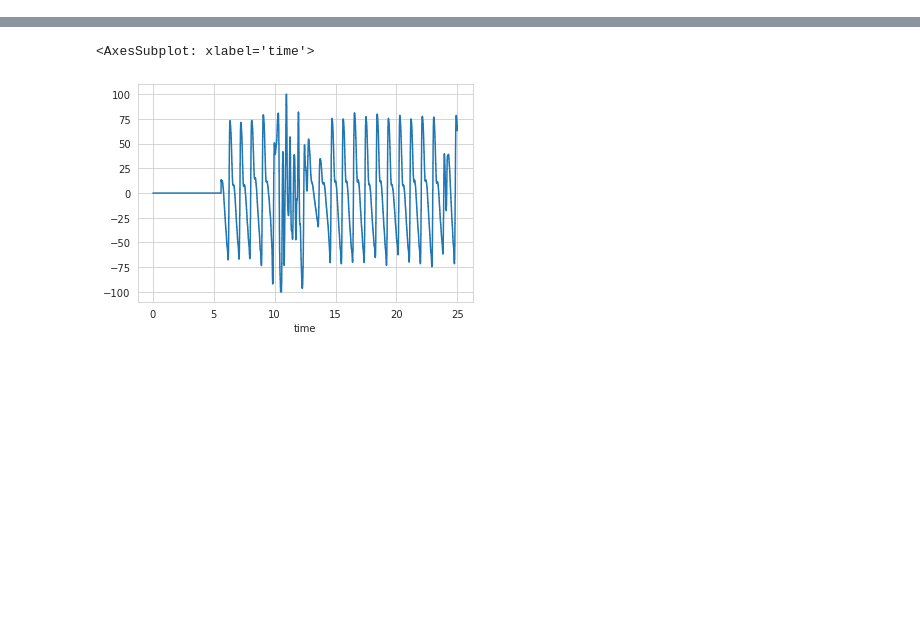
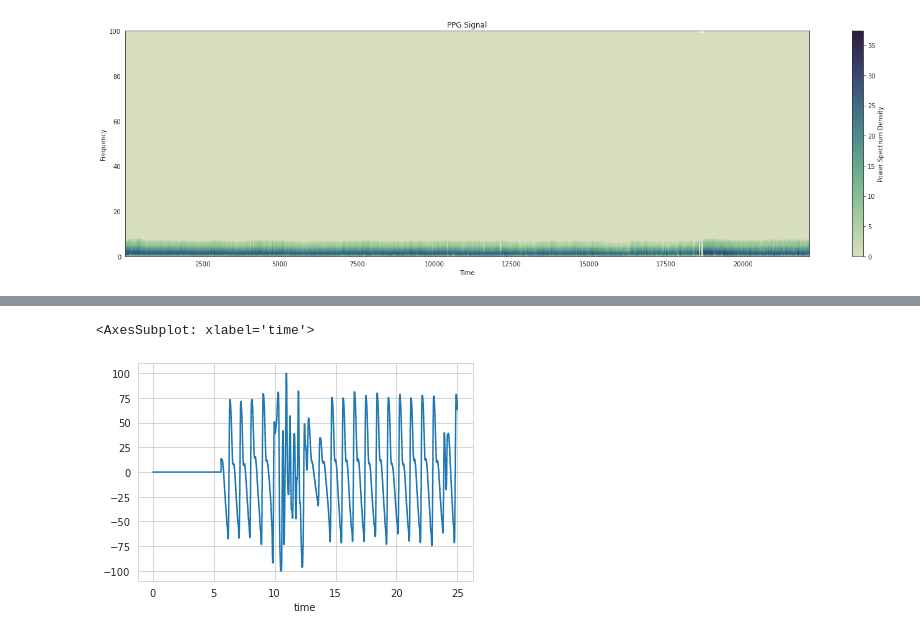
Before and after one commit to WHITSNAK/sta542-sp23, a Jupyter notebook: explore.ipynb, the cells around one changed output, grey strips where cells are left out. Cells and saved outputs as stored; diff of their text form; code cells hidden in the pictures; blank space fills up the shorter version.

Commit message:
add spectrum

```diff
--- a/explore.ipynb
+++ b/explore.ipynb
@@ -34,0 +35,16 @@ fig.show()
+# %%
+sns.set_style('white')
+# %%
+fig, ax = plt.subplots(figsize=(20, 6))
+
+spectrum, freqs, t, im = ax.specgram(pleth, Fs=200, cmap=sns.cubehelix_palette(start=.5, rot=-.75, as_cmap=True), vmin=0)
+
+ax.set_xlabel('Time')
+ax.set_ylabel('Frequency')
+ax.set_title('PPG Signal')
+cbar = fig.colorbar(im, ax=ax)
+cbar.set_label('Power Spectrum Density')
+fig.tight_layout()
+fig.show()
+# %% [output]
+[figure, added]
```
Also changed, not shown: parts of 2 cells of this notebook.
